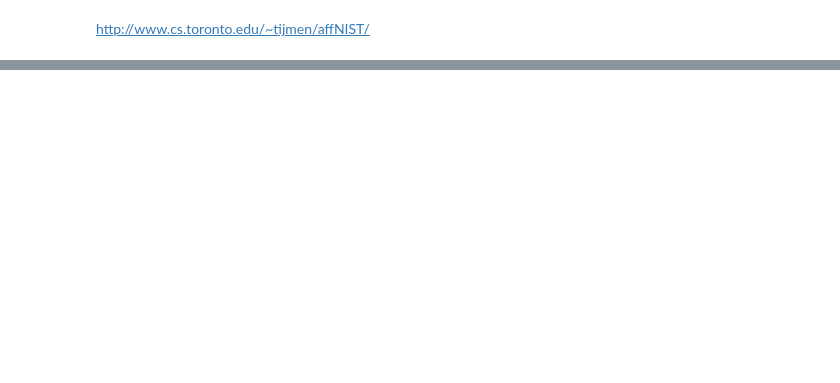
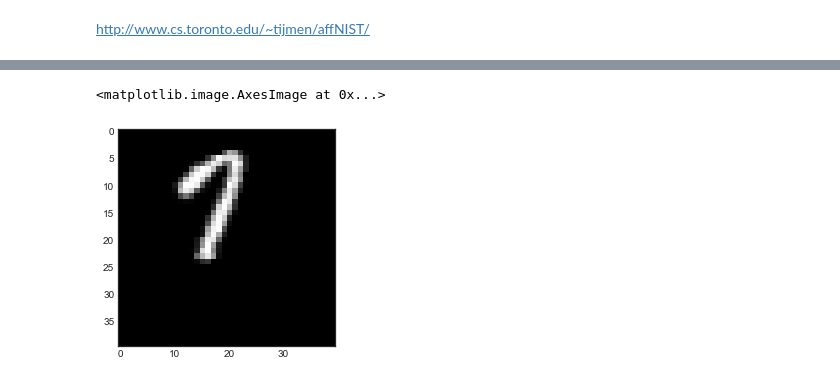
Before and after one commit to mluszczyk/ml1617-mnist, a Jupyter notebook: affnist.ipynb, the cells around one changed output, grey strips where cells are left out. Drawn from its saved outputs; the diff is of its cells as text; code cells hidden in the pictures; blank space fills up the shorter version.

```diff
--- a/affnist.ipynb
+++ b/affnist.ipynb
@@ -87,0 +179,5 @@ plt.plot(axis, hist['categorical_accuracy'], 'r', axis, hist['val_categorical_ac
+# %%
+plt.imshow(image[2, :, :, 0], cmap='gray')
+# %% [output]
+<matplotlib.image.AxesImage at 0x...>
+[figure, added]
```
Also changed, not shown: parts of 21 cells of this notebook, 1 other file.
